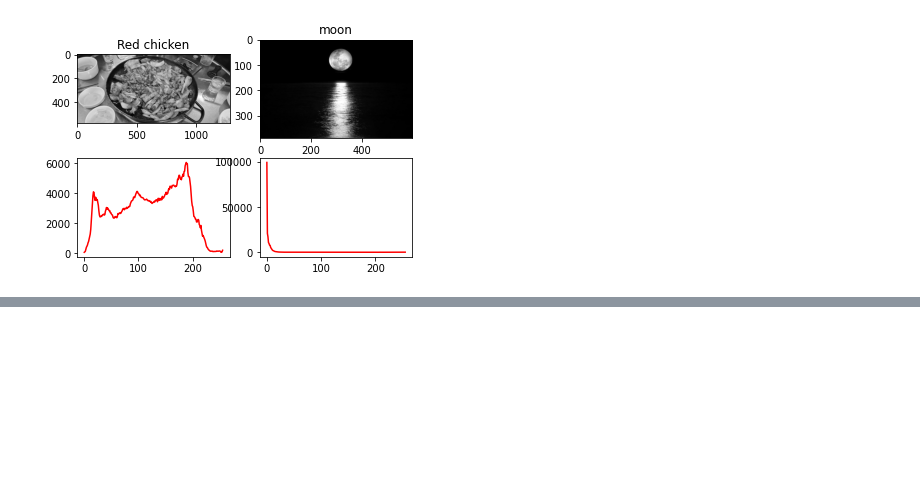
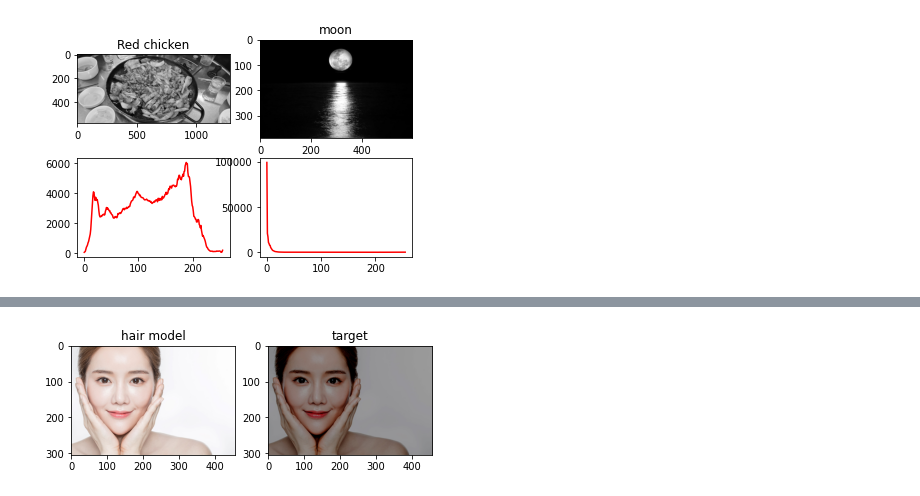
Before and after one commit to bub3690/medical_lab_semina, a Jupyter notebook: semina1.ipynb, the cells around one changed output, grey strips where cells are left out. Drawn from its saved outputs; the diff is of its cells as text; code cells hidden in the pictures; blank space fills up the shorter version.

```diff
--- a/semina1.ipynb
+++ b/semina1.ipynb
@@ -112,0 +328,13 @@ hsv_img = cv2.cvtColor(img,cv2.COLOR_BGR2HSV)
+# %%
+#ex) 점연산. 어둡게
+img = cv2.imread('./data/find_face.png') #사람 사진.
+dst = cv2.add(img, (-100,-100,-100,0))# 점연산. 컬러사진은. bgr. 마지막 칸 0은 데이터 타입 때문인것으로.
+
+img=cv2.cvtColor(img, cv2.COLOR_BGR2RGB)
+dst=cv2.cvtColor(dst, cv2.COLOR_BGR2RGB)
+plt.figure(figsize=(10,10))
+plt.subplot(131),plt.imshow(img),plt.title('hair model')
+plt.subplot(132),plt.imshow(dst),plt.title('target')
+plt.show()
+# %% [output]
+[figure, added]
```
Also changed, not shown: parts of 29 cells of this notebook.
